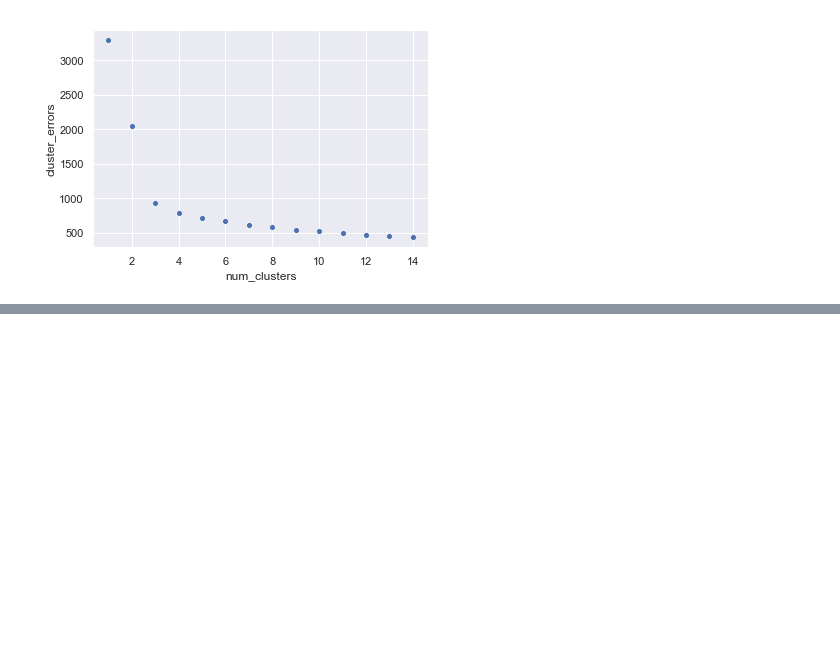
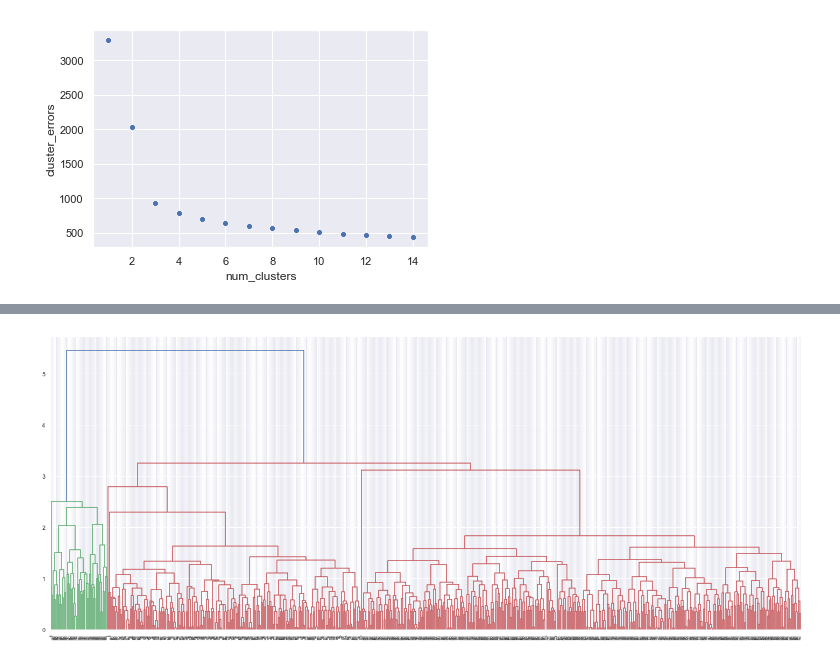
Before and after one commit to danieljacob5/aiml-course, a Jupyter notebook: unsupervised learning/Jacob Harnack - Unsupervised Learning Project.ipynb, the cells around one changed output, grey strips where cells are left out. Cells and saved outputs as stored; diff of their text form; code cells hidden in the pictures; blank space fills up the shorter version.

```diff
--- a/unsupervised learning/Jacob Harnack - Unsupervised Learning Project.ipynb
+++ b/unsupervised learning/Jacob Harnack - Unsupervised Learning Project.ipynb
@@ -177,3 +240,15 @@ KMeans(algorithm='auto', copy_x=True, init='k-means++', max_iter=300,
 from scipy.cluster.hierarchy import dendrogram, linkage, fcluster, cophenet
 from sklearn.cluster import AgglomerativeClustering
 from scipy.spatial.distance import pdist
+# %%
+# calculate Z using different linkage methods (ward, complete, average, single), compare results using cophenetic
+
+#create array with differnet methods for calculating Z
+link = ['ward', 'complete', 'average', 'single']
+
+#create dataframe to compare cophenetic results by method
+coph_res = pd.DataFrame(index = ['Cophenetic'])
+
+#drop grouping data from previous KMeans clustering
+ccDataScaled.drop(columns='Group', inplace=True)
+ccDataScaled.head()
@@ -179,0 +274,6 @@ from scipy.spatial.distance import pdist
+# %%
+# best cophenetic score is when method is set to "average"
+# recalculate Z
+
+Z = linkage(ccDataScaled, metric= 'euclidean', method='average')
+print(Z, Z.shape)
@@ -179,0 +288,7 @@ from scipy.spatial.distance import pdist
+# %%
+#graph dendrogram
+plt.figure(figsize=(25,10))
+dendrogram(Z)
+plt.show()
+# %% [output]
+[figure, added]
```
Also changed, not shown: parts of 31 cells of this notebook.
